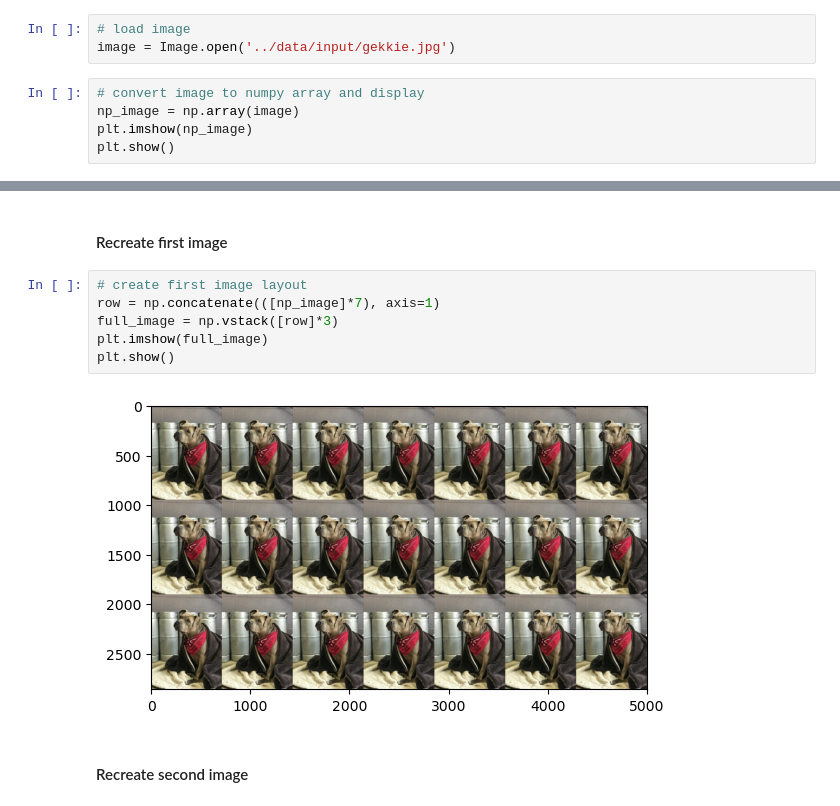
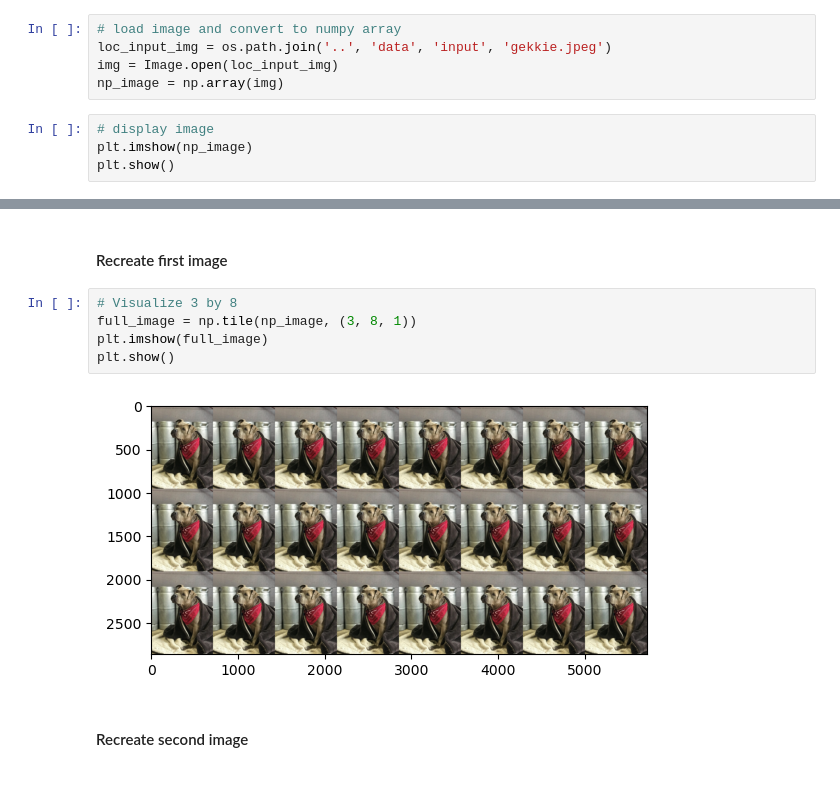
Before and after one commit to TinneCJM/assignment_numpy, a Jupyter notebook: notebooks/Assignment_notebook.ipynb, the cells around one changed output, grey strips where cells are left out. Drawn from its saved outputs; the diff is of its cells as text.

```diff
--- a/notebooks/Assignment_notebook.ipynb
+++ b/notebooks/Assignment_notebook.ipynb
@@ -40,9 +35,10 @@ current_dir
 # %%
-# load image
-image = Image.open('../data/input/gekkie.jpg')
+# load image and convert to numpy array
+loc_input_img = os.path.join('..', 'data', 'input', 'gekkie.jpeg')
+img = Image.open(loc_input_img)
+np_image = np.array(img)
 # %%
-# convert image to numpy array and display
-np_image = np.array(image)
+# display image
 plt.imshow(np_image)
 plt.show()
 # %% [output]
@@ -66,13 +62,12 @@ Use Numpy to create all of the following manipulated versions of the original im
 # %% [markdown]
 #### Recreate first image
 # %%
-# create first image layout
-row = np.concatenate(([np_image]*7), axis=1)
-full_image = np.vstack([row]*3)
+# Visualize 3 by 8
+full_image = np.tile(np_image, (3, 8, 1))
 plt.imshow(full_image)
 plt.show()
 # %% [output]
-[figure, old version]
+[figure, new version]
 # %% [markdown]
 #### Recreate second image
 # %%
```
Also changed, not shown: parts of 9 cells of this notebook, 2 other files.
